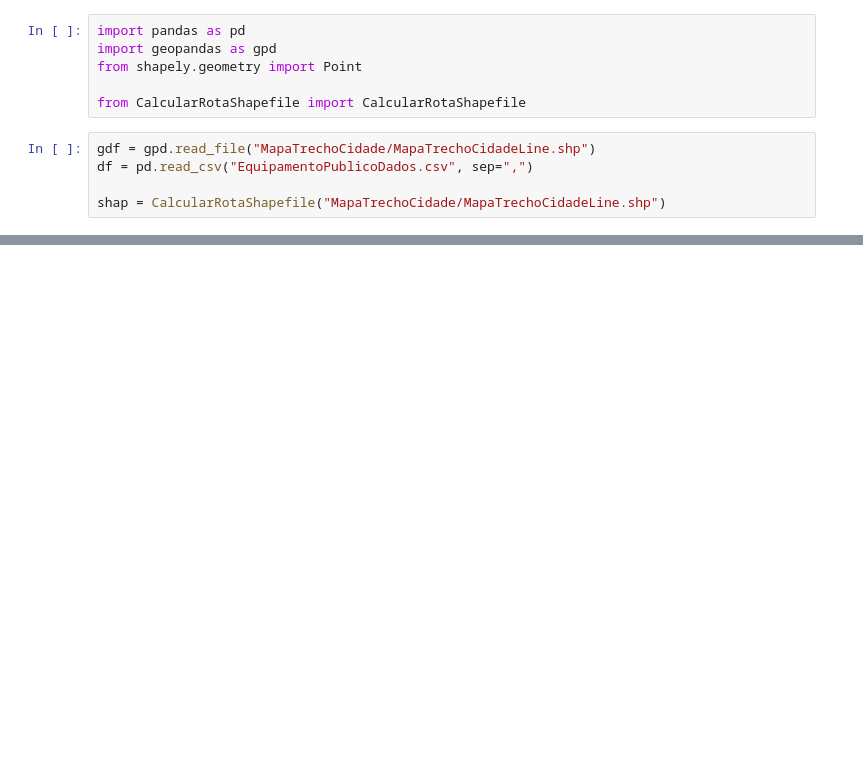
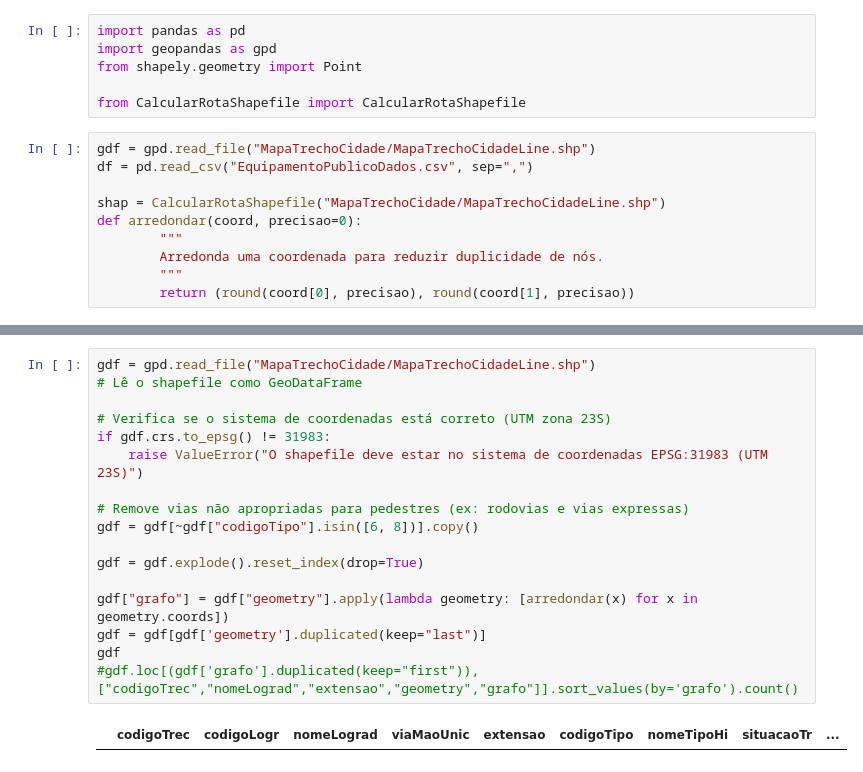
Before and after one commit to giovane1-8/praia_grande_calculo_rota, a Jupyter notebook: explorando_dados.ipynb, the cells around one changed output, grey strips where cells are left out. Cells and saved outputs as stored; diff of their text form; blank space fills up the shorter version.

```diff
--- a/explorando_dados.ipynb
+++ b/explorando_dados.ipynb
@@ -9,3 +9,8 @@ gdf = gpd.read_file("MapaTrechoCidade/MapaTrechoCidadeLine.shp")
 df = pd.read_csv("EquipamentoPublicoDados.csv", sep=",")
 
 shap = CalcularRotaShapefile("MapaTrechoCidade/MapaTrechoCidadeLine.shp")
+def arredondar(coord, precisao=0):
+        """
+        Arredonda uma coordenada para reduzir duplicidade de nós.
+        """
+        return (round(coord[0], precisao), round(coord[1], precisao))
@@ -66,3 +39,21 @@ gdf[gdf["nomeLograd"].str.contains("Borges Netto")]
+# %%
+gdf = gpd.read_file("MapaTrechoCidade/MapaTrechoCidadeLine.shp")                            # Lê o shapefile como GeoDataFrame
+
+# Verifica se o sistema de coordenadas está correto (UTM zona 23S)
+if gdf.crs.to_epsg() != 31983:
+    raise ValueError("O shapefile deve estar no sistema de coordenadas EPSG:31983 (UTM 23S)")
+
+# Remove vias não apropriadas para pedestres (ex: rodovias e vias expressas)
+gdf = gdf[~gdf["codigoTipo"].isin([6, 8])].copy()
+
+gdf = gdf.explode().reset_index(drop=True)
+
+gdf["grafo"] = gdf["geometry"].apply(lambda geometry: [arredondar(x) for x in geometry.coords])
+gdf = gdf[gdf['geometry'].duplicated(keep="last")]
+gdf
+#gdf.loc[(gdf['grafo'].duplicated(keep="first")), ["codigoTrec","nomeLograd","extensao","geometry","grafo"]].sort_values(by='grafo').count()
+# %% [output]
+|  | codigoTrec | codigoLogr | nomeLograd | viaMaoUnic | extensao | codigoTipo | nomeTipoHi | situacaoTr | ... |
 # %%
 import matplotlib.pyplot as plt
 import networkx as nx
```
Also changed, not shown: parts of 5 cells of this notebook, 1 other file.
